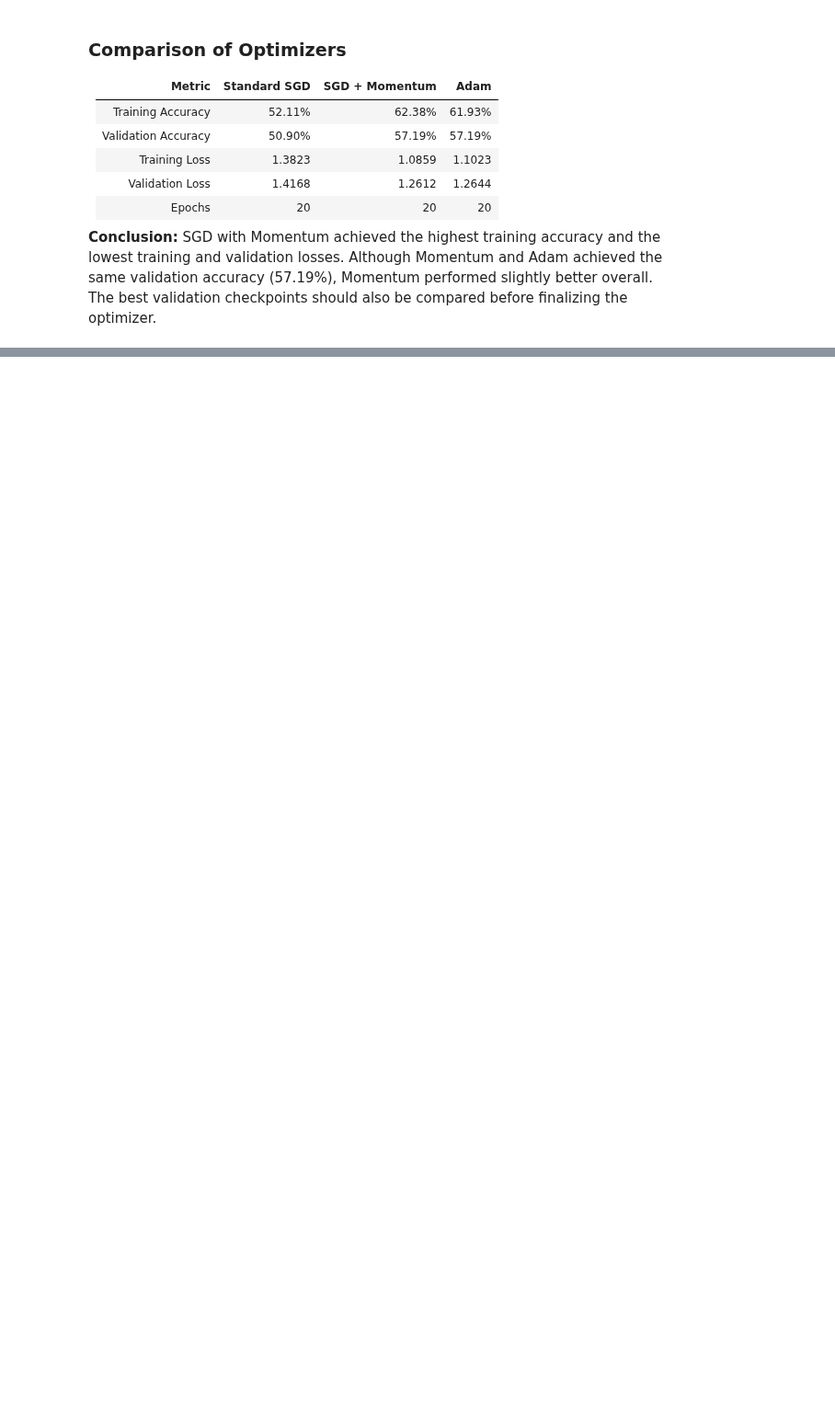
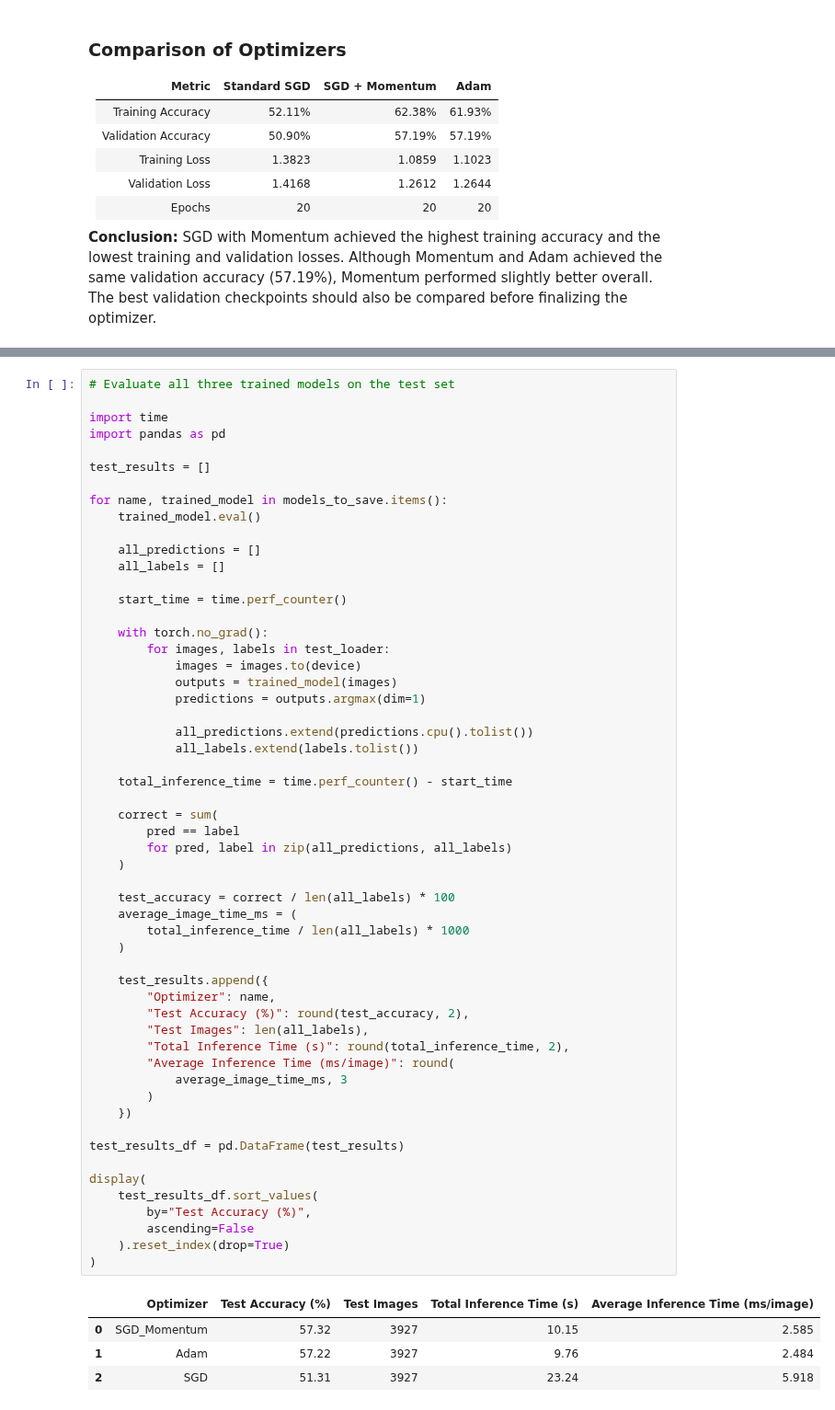
Before and after one commit to Nimindu04/EN3150_Animal_Classification_CNN, a Jupyter notebook: Model_B/01_dataset_preparation.ipynb, the cells around one changed output, grey strips where cells are left out. Shown at 92% size. Drawn from its saved outputs; the diff is of its cells as text; blank space fills up the shorter version.

```diff
--- a/Model_B/01_dataset_preparation.ipynb
+++ b/Model_B/01_dataset_preparation.ipynb
@@ -1243,0 +1372,60 @@ plt.show()
+# %%
+# Evaluate all three trained models on the test set
+
+import time
+import pandas as pd
+
+test_results = []
+
+for name, trained_model in models_to_save.items():
+    trained_model.eval()
+
+    all_predictions = []
+    all_labels = []
+
+    start_time = time.perf_counter()
+
+    with torch.no_grad():
+        for images, labels in test_loader:
+            images = images.to(device)
+            outputs = trained_model(images)
+            predictions = outputs.argmax(dim=1)
+
+            all_predictions.extend(predictions.cpu().tolist())
+            all_labels.extend(labels.tolist())
+
+    total_inference_time = time.perf_counter() - start_time
+
+    correct = sum(
+        pred == label
+        for pred, label in zip(all_predictions, all_labels)
+    )
+
+    test_accuracy = correct / len(all_labels) * 100
+    average_image_time_ms = (
+        total_inference_time / len(all_labels) * 1000
+    )
+
+    test_results.append({
+        "Optimizer": name,
+        "Test Accuracy (%)": round(test_accuracy, 2),
+        "Test Images": len(all_labels),
+        "Total Inference Time (s)": round(total_inference_time, 2),
+        "Average Inference Time (ms/image)": round(
+            average_image_time_ms, 3
+        )
+    })
+
+test_results_df = pd.DataFrame(test_results)
+
+display(
+    test_results_df.sort_values(
+        by="Test Accuracy (%)",
+        ascending=False
+    ).reset_index(drop=True)
+)
+# %% [output]
+|  | Optimizer | Test Accuracy (%) | Test Images | Total Inference Time (s) | Average Inference Time (ms/image) |
+| 0 | SGD_Momentum | 57.32 | 3927 | 10.15 | 2.585 |
+| 1 | Adam | 57.22 | 3927 | 9.76 | 2.484 |
+| 2 | SGD | 51.31 | 3927 | 23.24 | 5.918 |
```
Also changed, not shown: parts of 12 cells of this notebook.
